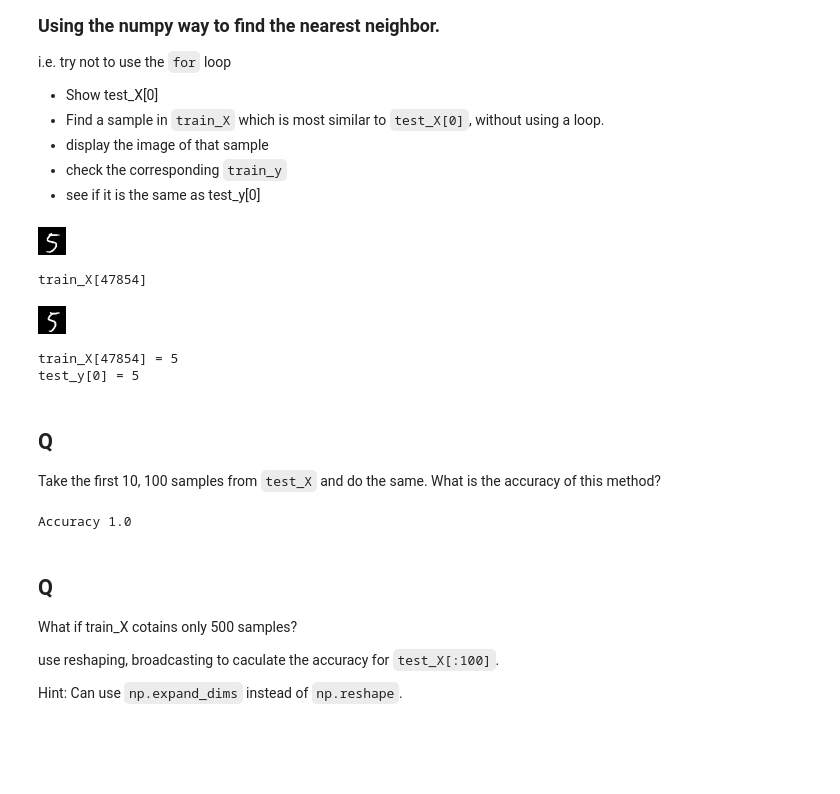
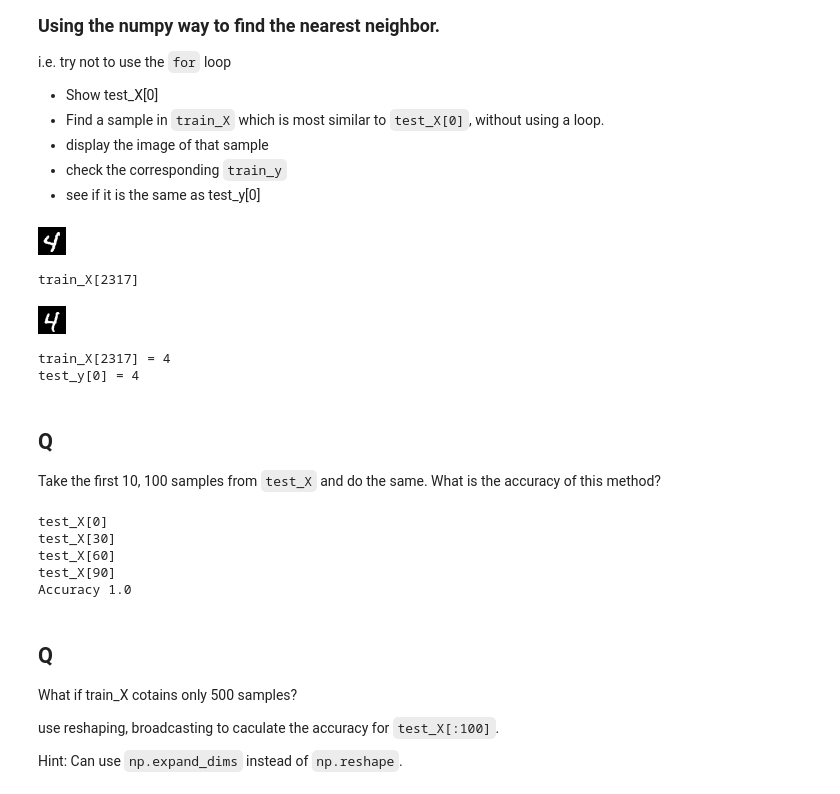
Before and after one commit to tjwei/DataScienceSoftware2026, a Jupyter notebook: 04-machine_learning/01-From NumPy to MNIST.ipynb, the cells around one changed output. Cells and saved outputs as stored; diff of their text form; code cells hidden in the pictures; blank space fills up the shorter version.

```diff
--- a/04-machine_learning/01-From NumPy to MNIST.ipynb
+++ b/04-machine_learning/01-From NumPy to MNIST.ipynb
@@ -266,23 +266,23 @@ i.e. try not to use the `for` loop
 * see if it is the same as test_y[0]
 # %%
 # %load q_find_nn_0.py
-target_id = 1115
+target_id = int(np.random.randint(0,9999))
 # display test_X[target_id]
 showX(test_X[target_id])
 # claculate the distance between test_X[target_id] and each training sample
 _ = ((train_X - test_X[target_id])**2).sum(axis=1)
 # find the index of the sample that has the smallest distance
 idx = _.argmin()
 print("train_X[{}]".format(idx))
 showX(train_X[idx])
 print("train_X[{}] = {}".format(idx, train_y[idx]))
 print("test_y[0] =", test_y[target_id])
 # %% [output]
 [figure]
-train_X[47854]
+train_X[2317]
-[figure, old version]
+[figure, new version]
-train_X[47854] = 5
-test_y[0] = 5
+train_X[2317] = 4
+test_y[0] = 4
 # %% [markdown]
 ## Q
 
@@ -294,8 +294,8 @@ N = 100
 correct = 0
 for i in tqdm(range(N)):
     # display test_X[i]
-    #if i%30==0:
-    #    print("test_X[{}]".format(i))
+    if i%30==0:
+        print("test_X[{}]".format(i))
     #showX(test_X[i])
     # calculate the distance between test_X[i] and each training sample
     distances = ((train_X - test_X[i])**2).sum(axis=1)
@@ -309,6 +309,10 @@ for i in tqdm(range(N)):
         correct+=1
 print("Accuracy", correct/N)
 # %% [output]
+test_X[0]
+test_X[30]
+test_X[60]
+test_X[90]
 Accuracy 1.0
 # %% [markdown]
 ## Q
```
Also changed, not shown: parts of 11 cells of this notebook.
